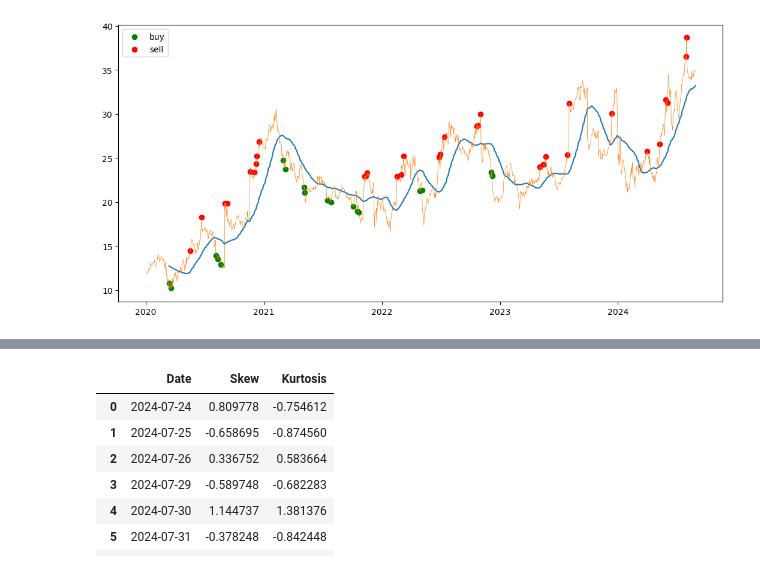
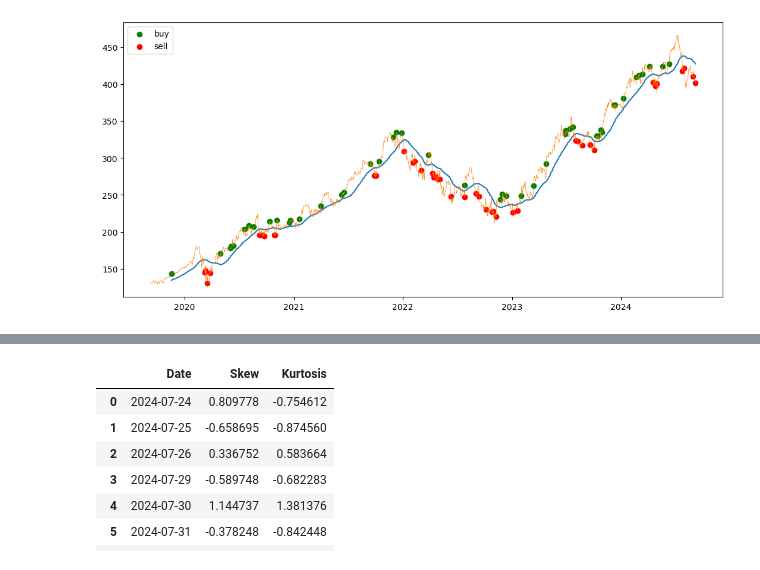
Before and after one commit to ab123-bruh/fund_temp, a Jupyter notebook: mvtest.ipynb, the cells around one changed output, grey strips where cells are left out. Cells and saved outputs as stored; diff of their text form; code cells hidden in the pictures.

```diff
--- a/mvtest.ipynb
+++ b/mvtest.ipynb
@@ -40,21 +40,23 @@ def action_tickers(ticker,buy_indicator,sell_indicator):
 
     return actions
 
-df = TickerData("AAPL TSLA MSFT CORT").get_historical_data()
+
+# This is probably a trend following signal which we need to lookout for so hold this for later
+df = TickerData("AAPL TSLA MSFT ANF").get_historical_data()["Adj Close"]
 window = 50
 
 rolling_mean = df.rolling(window=window).mean()
 rolling_std = df.rolling(window=window).std()
 
-buy_signal = df < rolling_mean - (2 * rolling_std)
-sell_signal = df >= rolling_mean + (2 * rolling_std)
+buy_signal = df >= rolling_mean + rolling_std
+sell_signal = df < rolling_mean - rolling_std
 
 ticker_action = pd.DataFrame(df.index)
 
 for tick in df.columns.tolist():
-    print(action_tickers(tick,buy_signal,sell_signal))
+    ticker_action[tick + "_Signal"] = action_tickers(tick,buy_signal,sell_signal)
 
-# date = ticker_action.pop("Date")
-# ticker_action = ticker_action.set_index(date)
+date = ticker_action.pop("Date")
+ticker_action = ticker_action.set_index(date)
 # %% [output]
 [*********************100%%**********************]  4 of 4 completed
@@ -78,24 +63,26 @@ for tick in df.columns.tolist():
 # %%
 from matplotlib import pyplot as plt
 
 figure, ax = plt.subplots(figsize=(13, 6))
 
 plot_data = pd.concat([df,ticker_action],axis=1)
 
-plt.plot(rolling_mean["CORT"])
+s = "MSFT"
 
-buy = plot_data.loc[plot_data["CORTSignal"] == "Buy", ["CORT", "CORTSignal"]]
-sell = plot_data.loc[plot_data["CORTSignal"] == "Sell", ["CORT", "CORTSignal"]]
+plt.plot(rolling_mean[s])
 
-plt.plot(plot_data["CORT"],linewidth=.5)
+buy = plot_data.loc[plot_data[s +"_Signal"] == "Buy", [s, s +"_Signal"]]
+sell = plot_data.loc[plot_data[s +"_Signal"] == "Sell", [s, s +"_Signal"]]
 
-ax.scatter(buy.index,buy["CORT"],color="green",label="buy")
-ax.scatter(sell.index,sell["CORT"],color="red",label="sell")
+plt.plot(plot_data[s],linewidth=.5)
+
+ax.scatter(buy.index,buy[s],color="green",label="buy")
+ax.scatter(sell.index,sell[s],color="red",label="sell")
 
 plt.legend()
 plt.show()
 # %% [output]
-[figure, old version]
+[figure, new version]
 # %%
 import bt
 
```
Also changed, not shown: parts of 20 cells of this notebook, 4 other files.
